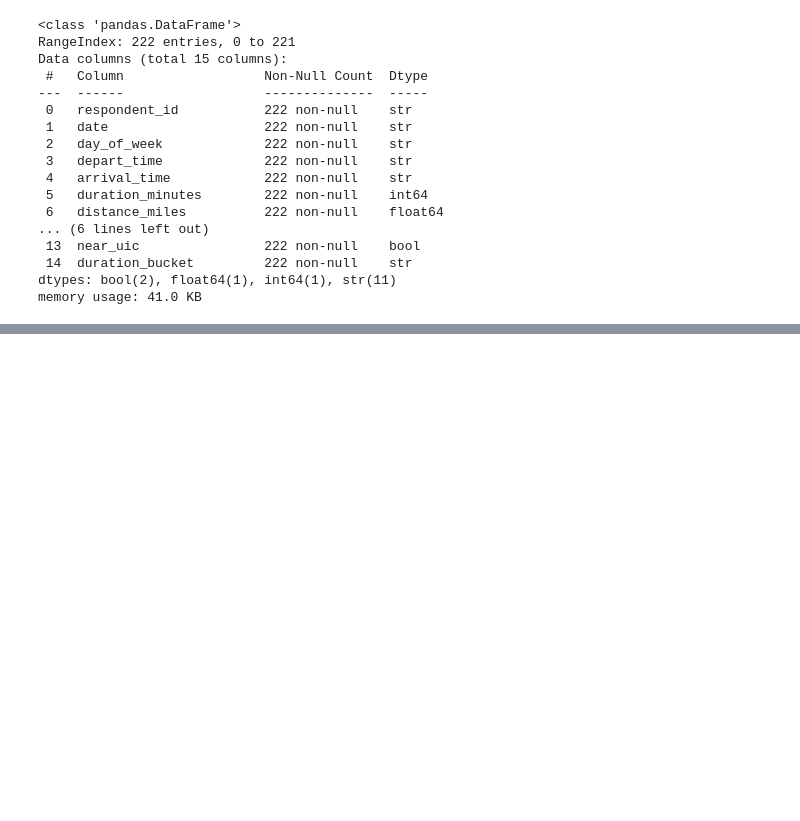
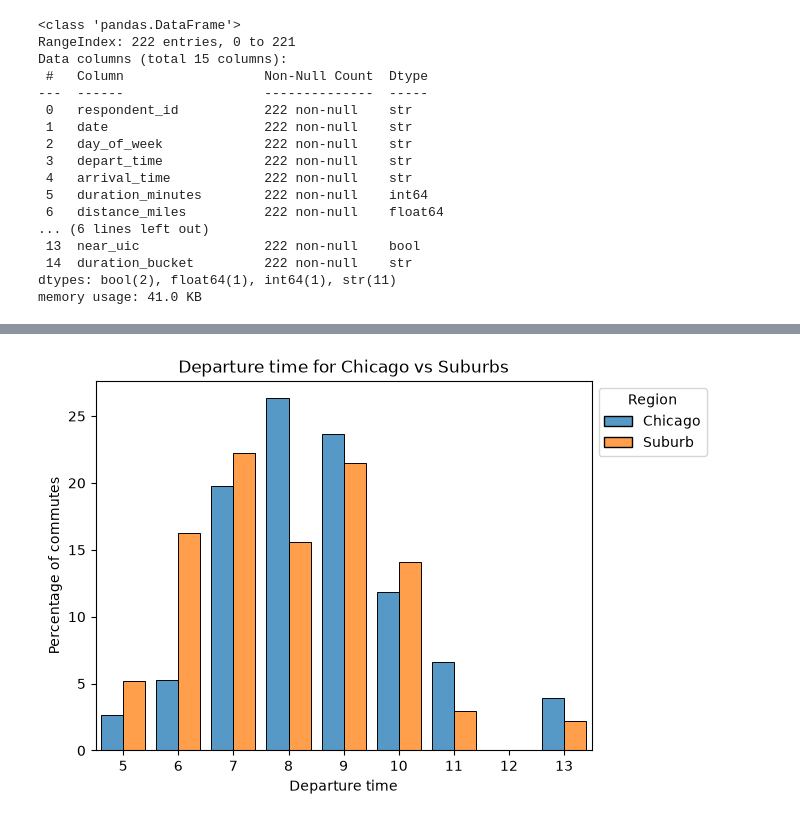
Before and after one commit to syhussein123/CS424-Assignment1, a Jupyter notebook: task3.ipynb, the cells around one changed output, grey strips where cells are left out. Cells and saved outputs as stored; diff of their text form; code cells hidden in the pictures; blank space fills up the shorter version.

```diff
--- a/task3.ipynb
+++ b/task3.ipynb
@@ -126,0 +212,12 @@ memory usage: 41.0 KB
+# %%
+region = ["Chicago", "Suburb"]
+ax = sns.histplot(commute_data, x = "depart_hour", hue = "location_region", hue_order = region, legend = True, stat = "percent", multiple = "dodge", shrink = 0.8, common_norm = False, discrete = True)
+ax.set_xlabel("Departure time")
+ax.set_ylabel("Percentage of commutes")
+ax.set_xticks(range(5,14))
+ax.set_xlim(4.5, 13.5)
+ax.set_title("Departure time for Chicago vs Suburbs")
+sns.move_legend(ax, "upper left", bbox_to_anchor = (1,1), title = "Region")
+plt.show()
+# %% [output]
+[figure, added]
```
Also changed, not shown: parts of 8 cells of this notebook.
